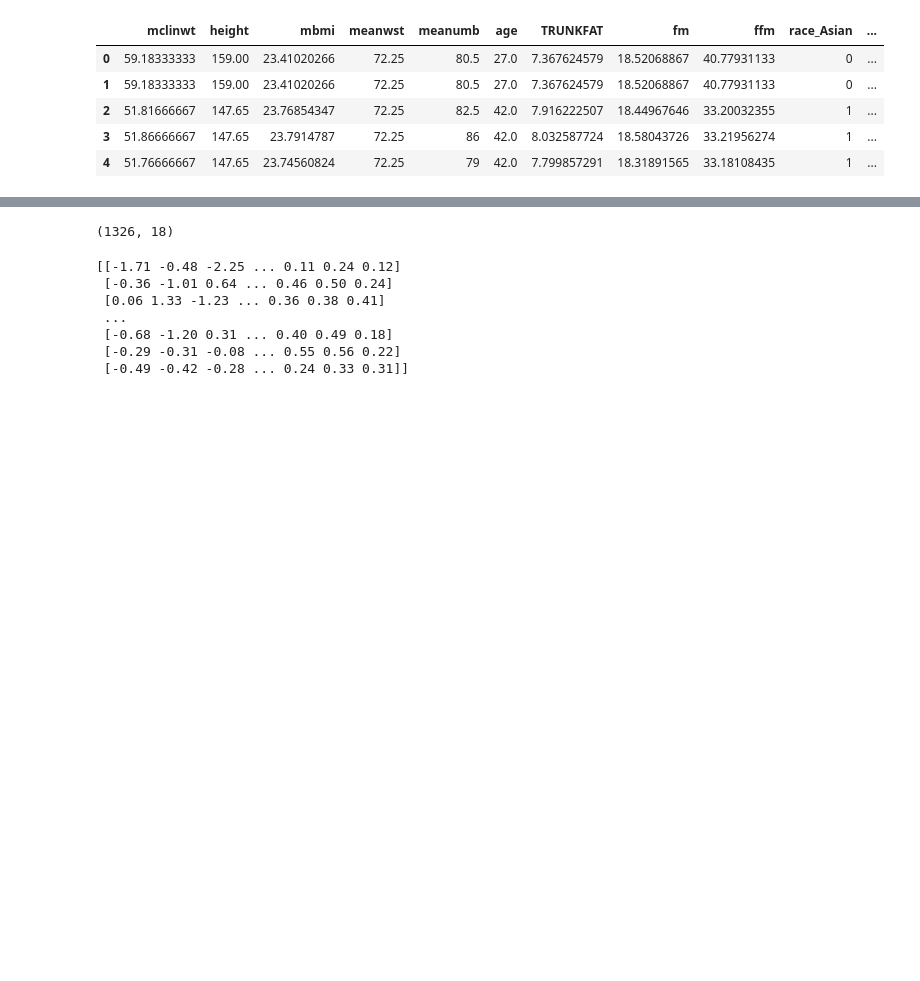
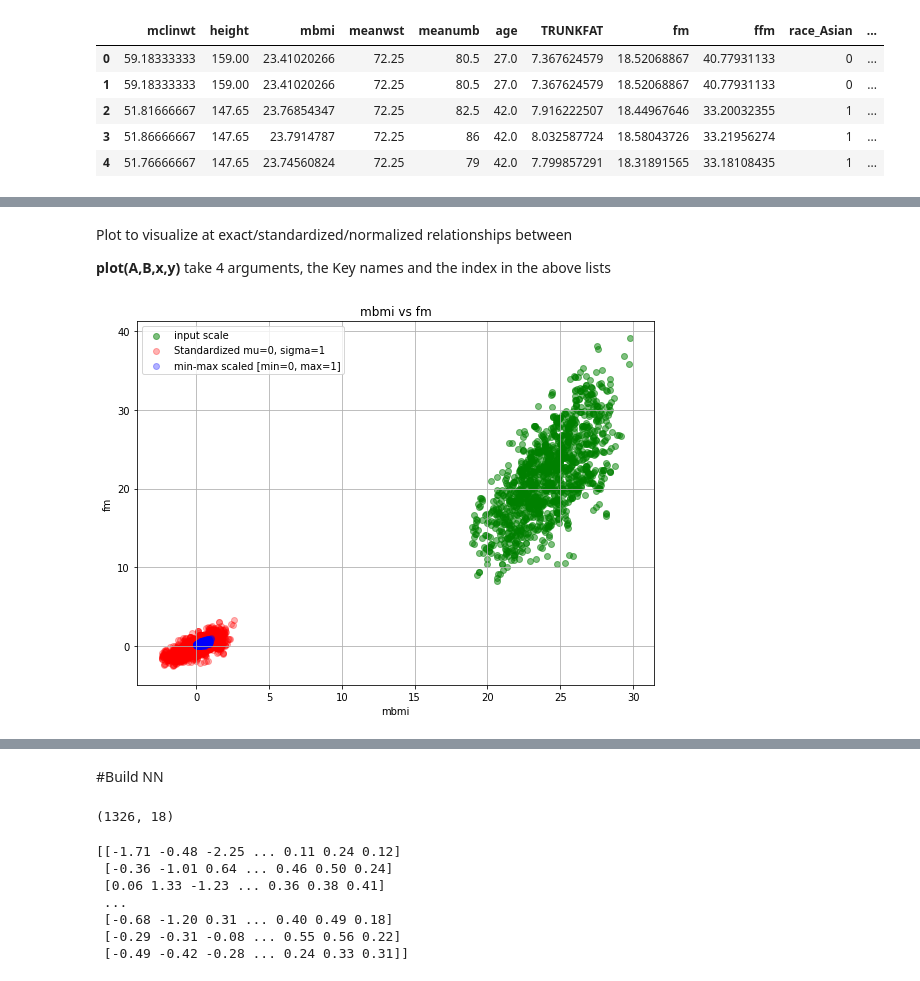
Before and after one commit to mlindsey19/Deep-Learning-dexa, a Jupyter notebook: deepLearn_dexa.ipynb, the cells around one changed output, grey strips where cells are left out. Drawn from its saved outputs; the diff is of its cells as text; code cells hidden in the pictures; blank space fills up the shorter version.

```diff
--- a/deepLearn_dexa.ipynb
+++ b/deepLearn_dexa.ipynb
@@ -190,7 +166,7 @@ from scipy import stats
 import sklearn.preprocessing as prp
 df=ab
 
-std_scale = prp.StandardScaler().fit(df[['mclinwt',	'height',	'mbmi',	'meanwst',	'meanumb', 'GENDER',	'age',	'race','ETHNIC',	'TRUNKFAT',	'fm',	'ffm'	]])
-df_std = std_scale.transform(df[['mclinwt',	'height',	'mbmi',	'meanwst',	'meanumb', 'GENDER',	'age',	'race','ETHNIC',	'TRUNKFAT',	'fm',	'ffm'	]])
-minmax_scale = prp.MinMaxScaler().fit(df[['mclinwt',	'height',	'mbmi',	'meanwst',	'meanumb', 'GENDER',	'age',	'race', 'ETHNIC',	'TRUNKFAT',	'fm',	'ffm'	]])
-df_minmax = minmax_scale.transform(df[['mclinwt',	'height',	'mbmi',	'meanwst',	'meanumb', 'GENDER',	'age',	'race','ETHNIC',	'TRUNKFAT',	'fm',	'ffm'	]])
+std_scale = prp.StandardScaler().fit(df[['mclinwt',	'height',	'mbmi',	'meanwst',	'meanumb', 	'age',		'TRUNKFAT',	'fm',	'ffm'	]])
+df_std = std_scale.transform(df[['mclinwt',	'height',	'mbmi',	'meanwst',	'meanumb', 	'age',		'TRUNKFAT',	'fm',	'ffm'	]])
+minmax_scale = prp.MinMaxScaler().fit(df[['mclinwt',	'height',	'mbmi',	'meanwst',	'meanumb', 	'age',		'TRUNKFAT',	'fm',	'ffm'	]])
+df_minmax = minmax_scale.transform(df[['mclinwt',	'height',	'mbmi',	'meanwst',	'meanumb', 	'age',	'TRUNKFAT',	'fm',	'ffm'	]])
@@ -199,27 +173,33 @@ user plot to visualize at exact/standardized/normalized relationships
+# %% [markdown]
+ Plot to visualize at exact/standardized/normalized relationships between
+
+ **plot(A,B,x,y)** take 4 arguments, the Key names and the index in the above lists
 # %%
 from matplotlib import pyplot as plt
 
 def plot(A,B,x,y): #A,B -> keys; x,y -> index of A,B
     plt.figure(figsize=(8,6))
 
     plt.scatter(df[A], df[B],
             color='green', label='input scale', alpha=0.5)
 
     plt.scatter(df_std[:,x], df_std[:,y], color='red',
             label='Standardized mu=0, sigma=1', alpha=0.3)
 
     plt.scatter(df_minmax[:,x], df_minmax[:,y],
             color='blue', label='min-max scaled [min=0, max=1]', alpha=0.3)
 
     plt.title(f'{A} vs {B}')
     plt.xlabel(A)
     plt.ylabel(B)
     plt.legend(loc='upper left')
     plt.grid()
 
     plt.tight_layout()
 
-plot('mbmi','height', 2, 1)
+plot('mbmi','fm', 2, 7)
 plt.show()
+# %% [output]
+[figure, added]
 # %%
 dz = bb.copy()
@@ -235,5 +219,7 @@ dz.head()
 | 2 | -1.755932 | -2.477331 | -0.171149 | -0.79921 | -0.257665 | 0.580070 | 1 | 0 | 0 | ... |
 | 3 | -1.750831 | -2.477331 | -0.160629 | -0.79921 | 0.184516 | 0.580070 | 1 | 0 | 0 | ... |
 | 4 | -1.761032 | -2.477331 | -0.181670 | -0.79921 | -0.699846 | 0.580070 | 1 | 0 | 0 | ... |
+# %% [markdown]
+#Build NN
 # %%
 from keras.models import Sequential
```
Also changed, not shown: parts of 35 cells of this notebook.
